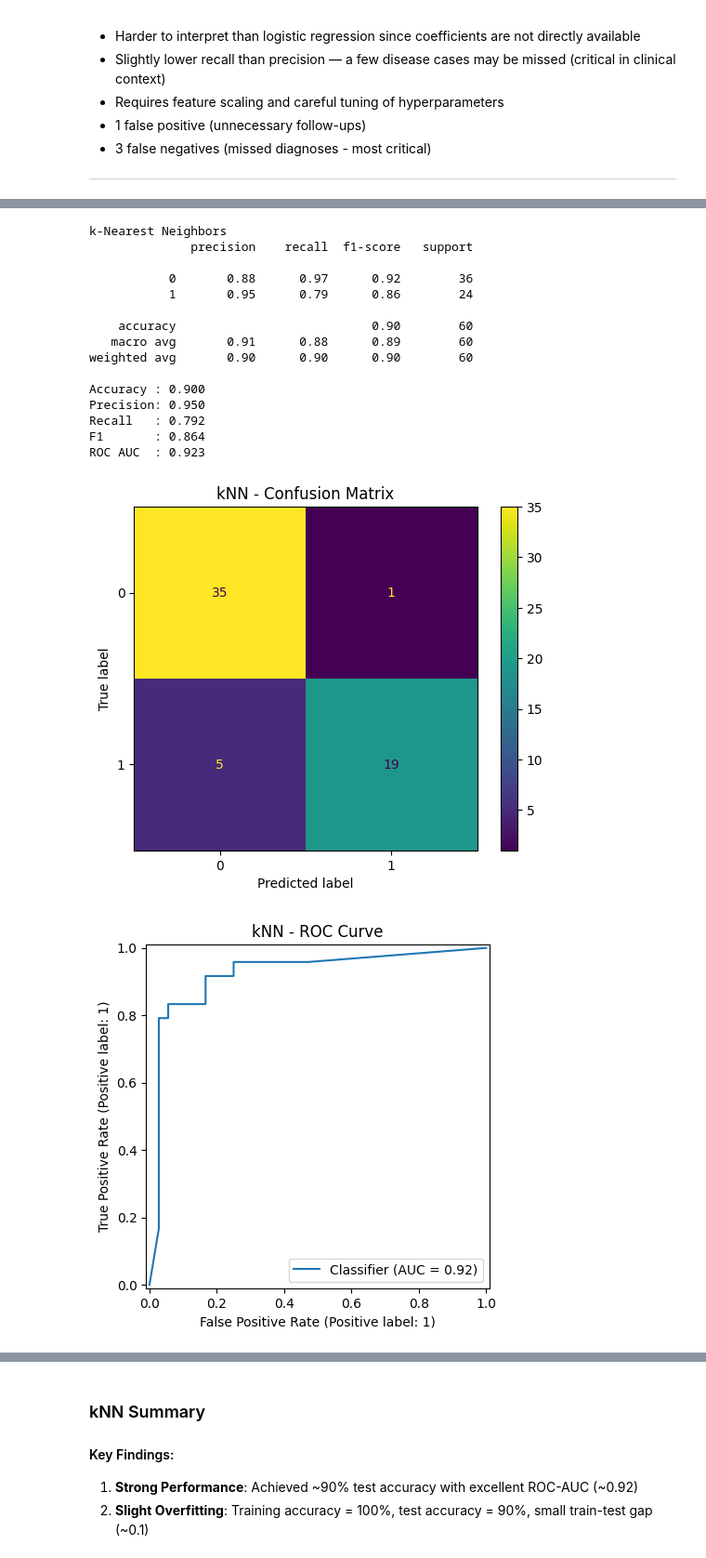
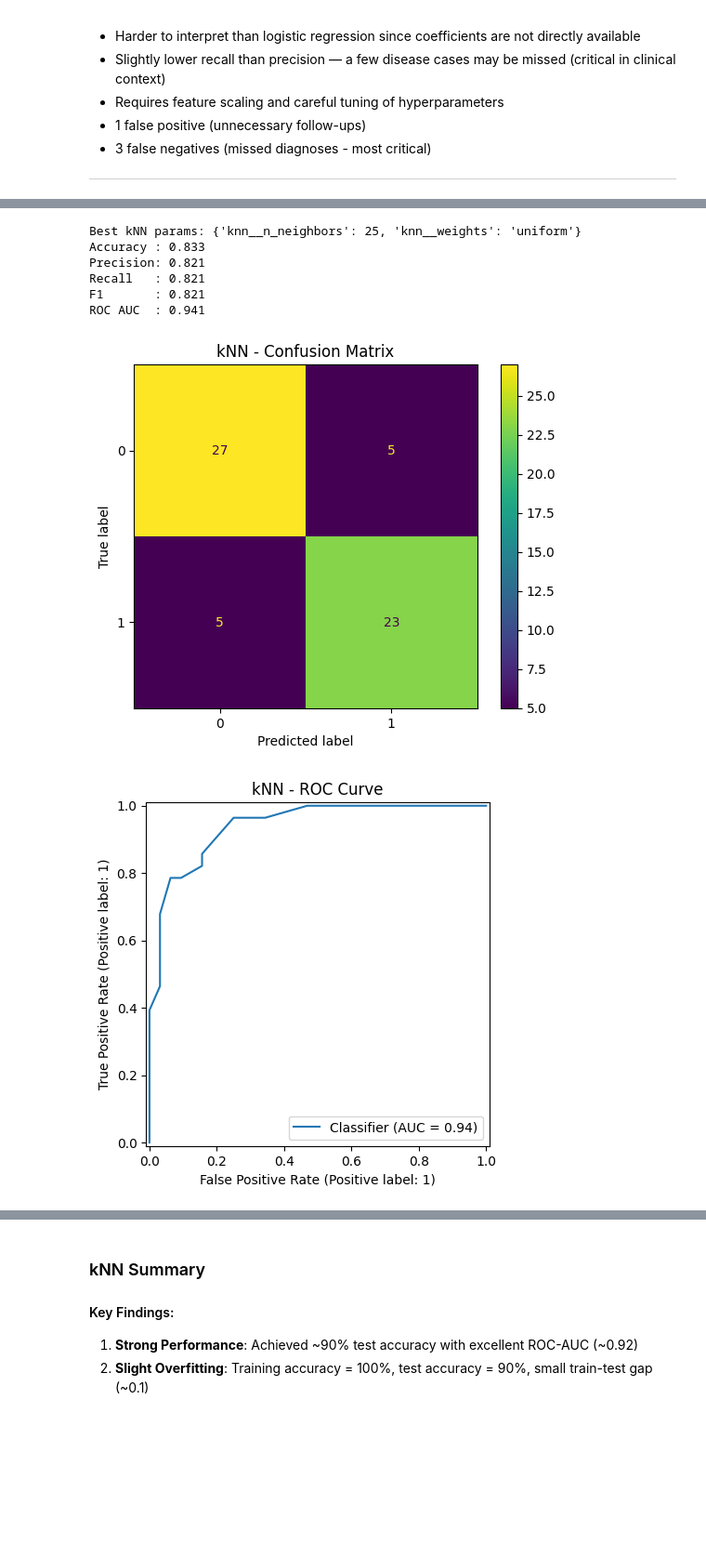
Before and after one commit to vinhbin/heartdiseaseDS, a Jupyter notebook: modeling_nb.ipynb, the cells around one changed output, grey strips where cells are left out. Shown at 93% size. Cells and saved outputs as stored; diff of their text form; code cells hidden in the pictures; blank space fills up the shorter version.

Commit message:
fixed test/train split so that it stratified

```diff
--- a/modeling_nb.ipynb
+++ b/modeling_nb.ipynb
@@ -379,8 +392,10 @@ trestbps     | 0.0024 | Contribution to splits
 # %%
 ### Decision Tree model ###
 
-y_pred_dt = dt_model.predict(X_test)
-y_proba_dt = dt_model.predict_proba(X_test)[:, 1]
+print("Best Decision Tree params:", dt_grid.best_params_)
+
+y_pred_dt = dt_best.predict(X_test)
+y_proba_dt = dt_best.predict_proba(X_test)[:, 1]
 
 print(" Decision Tree ")
 print(classification_report(y_test, y_pred_dt))
@@ -415,5 +430,5 @@ dt_metrics = {
     "roc_auc": dt_roc_auc,
 }
 
-evaluate_overfitting(dt_model, X_train, y_train, X_test, y_test, model_name="Decision Tree")
+evaluate_overfitting(dt_best, X_train, y_train, X_test, y_test, model_name="Decision Tree")
 # %% [output]
@@ -503,10 +519,10 @@ rf_clf = RandomForestClassifier(
 )
 
 rf_param_grid = {
-    "n_estimators": [200, 300],
-    "max_depth": [3, 5, 7],
-    "min_samples_split": [5, 10, 15],
-    "min_samples_leaf": [2, 4, 6],
+    "n_estimators": [300, 400, 500],
+    "max_depth": [3, 4, 5],
+    "min_samples_split": [10, 15, 20],
+    "min_samples_leaf": [4, 6, 8],
     "max_features": ["sqrt"],
 }
 
@@ -810,67 +826,67 @@ from sklearn.neighbors import KNeighborsClassifier
 
 knn_model = Pipeline([
     ("scaler", StandardScaler()),
-    ("knn", KNeighborsClassifier(
-        n_neighbors=5,        # Adjust
-        weights="distance",   # Weight neighbors by distance
-        p=2                   # Euclidean distance
-    ))
+    ("knn", KNeighborsClassifier(p=2))
 ])
 
-knn_model.fit(X_train, y_train)
+knn_param_grid = {
+    "knn__n_neighbors": [10, 15, 20, 25],
+    "knn__weights": ["uniform"],
+}
 
-y_pred_knn = knn_model.predict(X_test)
-y_proba_knn = knn_model.predict_proba(X_test)[:, 1]
+knn_grid = GridSearchCV(
+    estimator=knn_model,
+    param_grid=knn_param_grid,
+    cv=5,
+    scoring="roc_auc",
+    n_jobs=-1
+)
 
-print("k-Nearest Neighbors ")
-print(classification_report(y_test, y_pred_knn))
+knn_grid.fit(X_train, y_train)
+knn_best = knn_grid.best_estimator_
+
+print("Best kNN params:", knn_grid.best_params_)
+
+y_pred_knn = knn_best.predict(X_test)
+y_proba_knn = knn_best.predict_proba(X_test)[:, 1]
 
 knn_accuracy  = accuracy_score(y_test, y_pred_knn)
 knn_precision = precision_score(y_test, y_pred_knn)
 knn_recall    = recall_score(y_test, y_pred_knn)
 knn_f1        = f1_score(y_test, y_pred_knn)
 knn_roc_auc   = roc_auc_score(y_test, y_proba_knn)
 
 print(f"Accuracy : {knn_accuracy:.3f}")
 print(f"Precision: {knn_precision:.3f}")
 print(f"Recall   : {knn_recall:.3f}")
 print(f"F1       : {knn_f1:.3f}")
 print(f"ROC AUC  : {knn_roc_auc:.3f}")
 
 ConfusionMatrixDisplay.from_predictions(y_test, y_pred_knn)
 plt.title("kNN - Confusion Matrix")
 plt.show()
 
 RocCurveDisplay.from_predictions(y_test, y_proba_knn)
 plt.title("kNN - ROC Curve")
 plt.show()
 
 knn_metrics = {
     "model": "kNN",
     "accuracy": knn_accuracy,
     "precision": knn_precision,
     "recall": knn_recall,
     "f1": knn_f1,
     "roc_auc": knn_roc_auc,
 }
 
-evaluate_overfitting(knn_model, X_train, y_train, X_test, y_test, model_name="kNN")
+evaluate_overfitting(knn_best, X_train, y_train, X_test, y_test, model_name="kNN")
 # %% [output]
-k-Nearest Neighbors
-              precision    recall  f1-score   support
-
-           0       0.88      0.97      0.92        36
-           1       0.95      0.79      0.86        24
-
-    accuracy                           0.90        60
-   macro avg       0.91      0.88      0.89        60
-weighted avg       0.90      0.90      0.90        60
-
-Accuracy : 0.900
-Precision: 0.950
-Recall   : 0.792
-F1       : 0.864
-ROC AUC  : 0.923
+Best kNN params: {'knn__n_neighbors': 25, 'knn__weights': 'uniform'}
+Accuracy : 0.833
+Precision: 0.821
+Recall   : 0.821
+F1       : 0.821
+ROC AUC  : 0.941
-[figure, old version]
+[figure, new version]
-[figure, old version]
+[figure, new version]
 kNN - Overfitting/Train-Test Comparison
```
Also changed, not shown: parts of 11 cells of this notebook, 5 other files.
